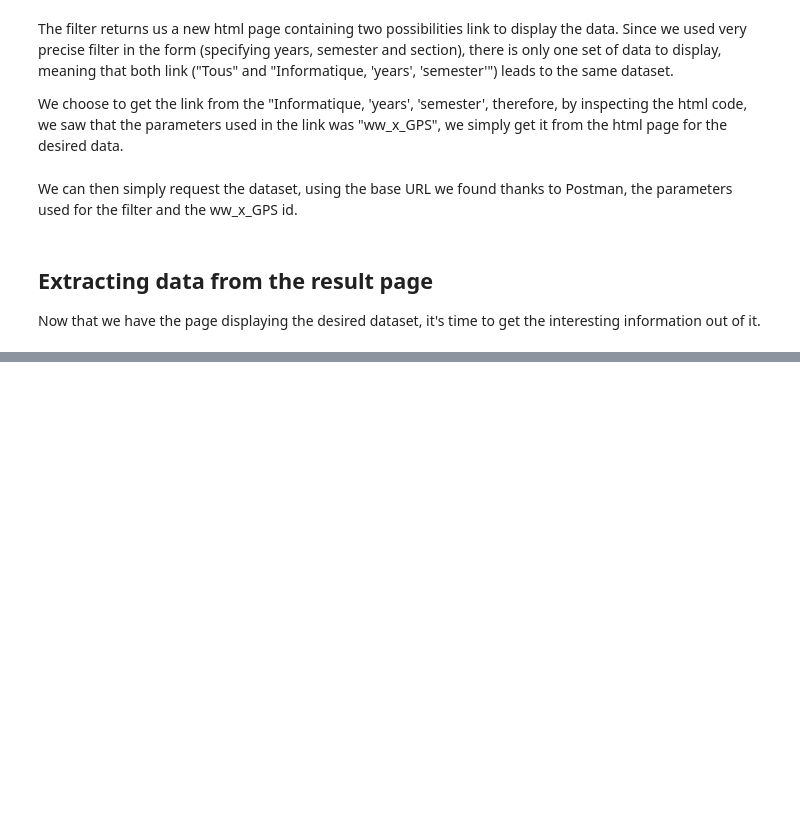
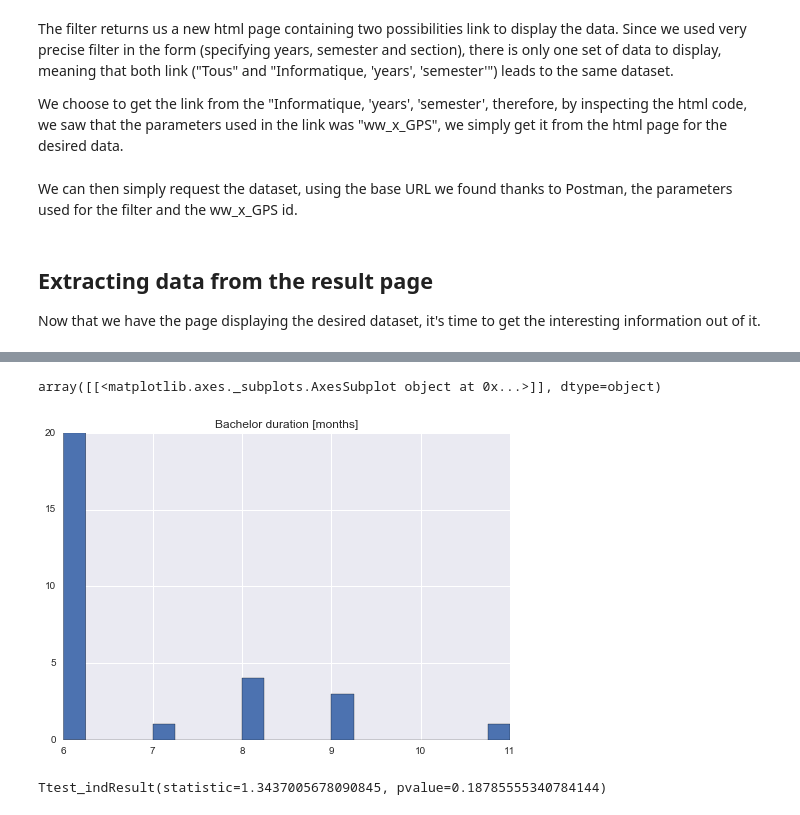
Before and after one commit to nathanquinteiro/ADA-Homework, a Jupyter notebook: 02 - Data from the Web/Data from the Web.ipynb, the cells around one changed output, grey strips where cells are left out. Cells and saved outputs as stored; diff of their text form; code cells hidden in the pictures; blank space fills up the shorter version.

```diff
--- a/02 - Data from the Web/Data from the Web.ipynb
+++ b/02 - Data from the Web/Data from the Web.ipynb
@@ -177,0 +328,11 @@ pd_student
+# %%
+female.hist(bins=20)
+# %% [output]
+array([[<matplotlib.axes._subplots.AxesSubplot object at 0x...>]], dtype=object)
+[figure, added]
+# %%
+stats.ttest_ind(a= male[male.columns[1]],
+                b= female[female.columns[1]],
+                equal_var=False)
+# %% [output]
+Ttest_indResult(statistic=1.3437005678090845, pvalue=0.18785555340784144)
```
Also changed, not shown: parts of 20 cells of this notebook.
